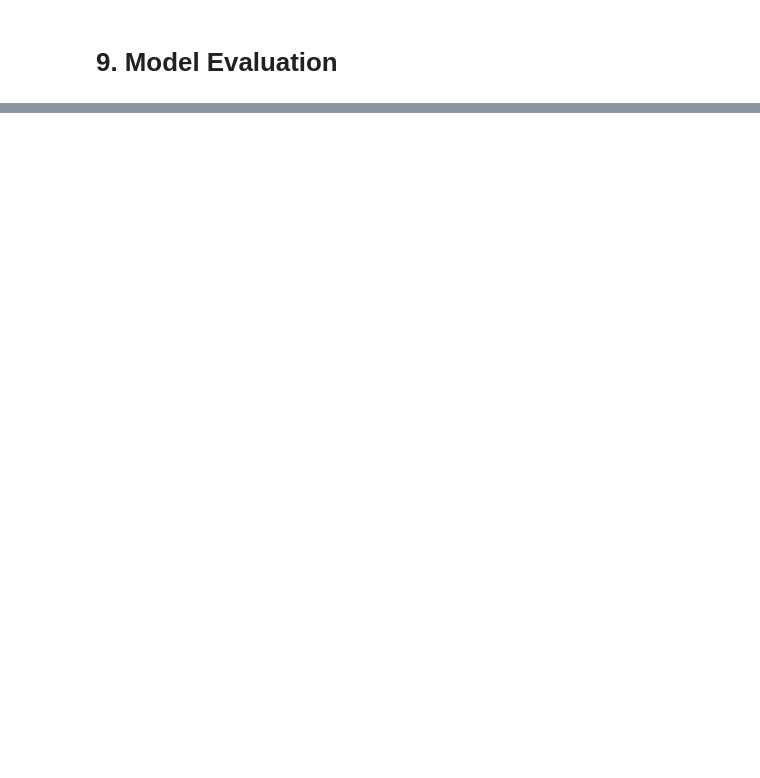
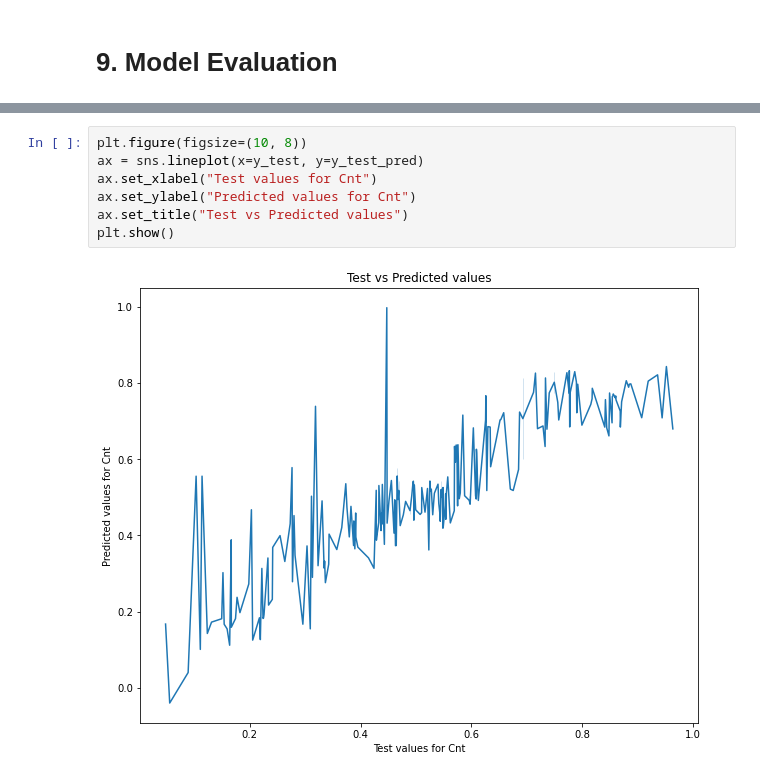
Before and after one commit to sanchita238/BikeSharingLinearRegression, a Jupyter notebook: Sanchita_Bike_Sharing_Assngmnt.ipynb, the cells around one changed output, grey strips where cells are left out. Saved outputs shown, nothing was run; the diff lists cells and outputs as text; blank space fills up the shorter version.

```diff
--- a/Sanchita_Bike_Sharing_Assngmnt.ipynb
+++ b/Sanchita_Bike_Sharing_Assngmnt.ipynb
@@ -722,0 +821,9 @@ Coefficient probabbilty and VIF's look good, R-squared and adjusted R-squared is
+# %%
+plt.figure(figsize=(10, 8))
+ax = sns.lineplot(x=y_test, y=y_test_pred)
+ax.set_xlabel("Test values for Cnt")
+ax.set_ylabel("Predicted values for Cnt")
+ax.set_title("Test vs Predicted values")
+plt.show()
+# %% [output]
+[figure, added]
```
Also changed, not shown: parts of 28 cells of this notebook.
